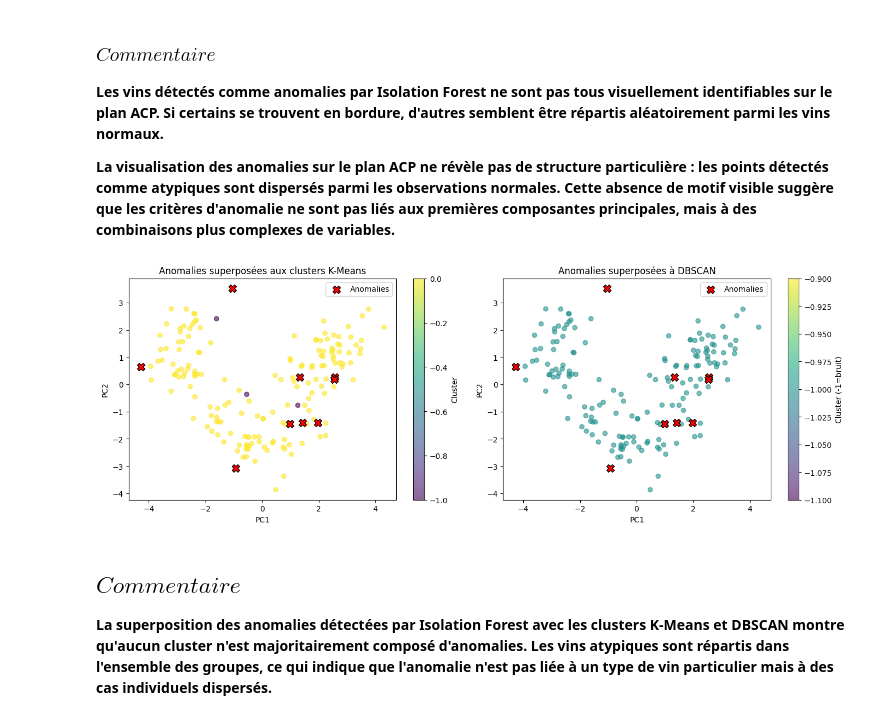
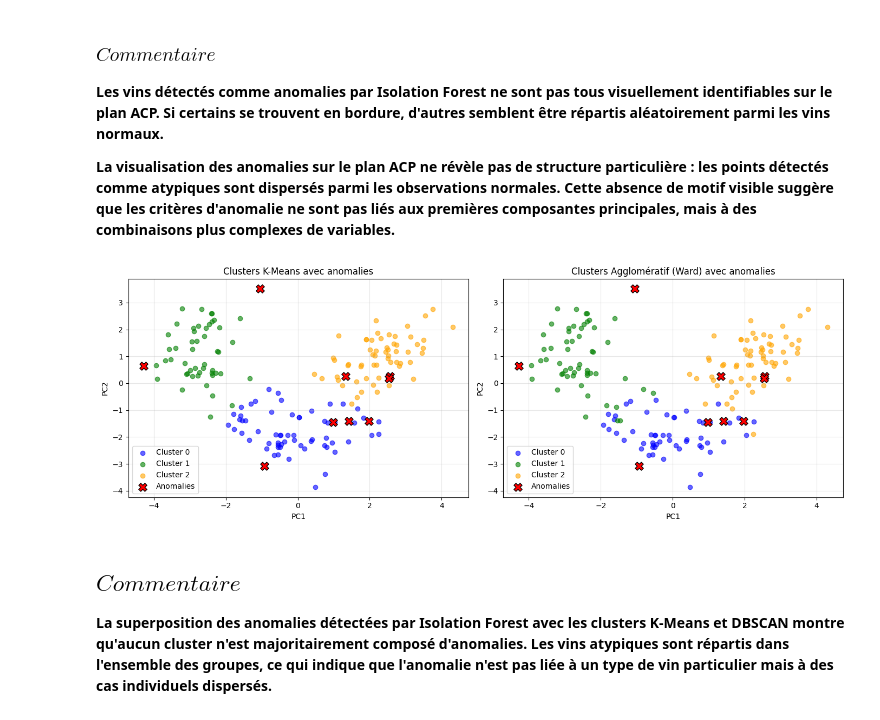
Before and after one commit to PETITLION/FRST_FDS_2025, a Jupyter notebook: TP_Wine_ML_NS_PETIOTE_L.ipynb, the cells around one changed output. Drawn from its saved outputs; the diff is of its cells as text; code cells hidden in the pictures.

```diff
--- a/TP_Wine_ML_NS_PETIOTE_L.ipynb
+++ b/TP_Wine_ML_NS_PETIOTE_L.ipynb
@@ -541,42 +541,74 @@ Points anormaux: 9 (5.1%)
 
 **La visualisation des anomalies sur le plan ACP ne révèle pas de structure particulière : les points détectés comme atypiques sont dispersés parmi les observations normales. Cette absence de motif visible suggère que les critères d'anomalie ne sont pas liés aux premières composantes principales, mais à des combinaisons plus complexes de variables.**
 # %%
-# Comparaison anomalies vs clusters
+# Comparaison anomalies vs clusters (K-Means + Agglomératif)
 fig, axes = plt.subplots(1, 2, figsize=(14, 5))
 
-# Avec K-Means
-scatter1 = axes[0].scatter(X_pca[:, 0], X_pca[:, 1],
-                           c=labels, cmap='viridis', alpha=0.6)
-# Surligner les anomalies
-axes[0].scatter(X_pca[anomalies, 0], X_pca[anomalies, 1],
-                c='red', s=100, marker='X', edgecolors='black',
-                label='Anomalies')
-axes[0].set_xlabel('PC1')
-axes[0].set_ylabel('PC2')
-axes[0].set_title('Anomalies superposées aux clusters K-Means')
+# Couleurs fixes pour clusters
+colors = ['blue', 'green', 'orange']
+
+
+# Graphique 1 : Clusters K-Means
+for i in range(3):
+    axes[0].scatter(
+        X_pca[labels == i, 0],
+        X_pca[labels == i, 1],
+        color=colors[i],
+        label=f'Cluster {i}',
+        alpha=0.6
+    )
+
+# Anomalies par-dessus
+axes[0].scatter(
+    X_pca[anomalies, 0],
+    X_pca[anomalies, 1],
+    c='red',
+    s=120,
+    marker='X',
+    edgecolors='black',
+    label='Anomalies',
+    zorder=10
+)
+
+axes[0].set_xlabel("PC1")
+axes[0].set_ylabel("PC2")
+axes[0].set_title("Clusters K-Means avec anomalies")
 axes[0].legend()
-plt.colorbar(scatter1, ax=axes[0], label='Cluster')
+axes[0].grid(alpha=0.3)
 
-# Avec DBSCAN
-from sklearn.cluster import DBSCAN
-dbscan = DBSCAN(eps=0.8, min_samples=4)
-labels_dbscan = dbscan.fit_predict(X_scaled)
+# Graphique 2 : Clustering Agglomératif
 
-scatter2 = axes[1].scatter(X_pca[:, 0], X_pca[:, 1],
-                           c=labels_dbscan, cmap='viridis', alpha=0.6)
-axes[1].scatter(X_pca[anomalies, 0], X_pca[anomalies, 1],
-                c='red', s=100, marker='X', edgecolors='black',
-                label='Anomalies')
-axes[1].set_xlabel('PC1')
-axes[1].set_ylabel('PC2')
-axes[1].set_title('Anomalies superposées à DBSCAN')
+for i in range(3):
+    axes[1].scatter(
+        X_pca[labels_agg == i, 0],
+        X_pca[labels_agg == i, 1],
+        color=colors[i],
+        label=f'Cluster {i}',
+        alpha=0.6
+    )
+
+# Anomalies par-dessus
+axes[1].scatter(
+    X_pca[anomalies, 0],
+    X_pca[anomalies, 1],
+    c='red',
+    s=120,
+    marker='X',
+    edgecolors='black',
+    label='Anomalies',
+    zorder=10
+)
+
+axes[1].set_xlabel("PC1")
+axes[1].set_ylabel("PC2")
+axes[1].set_title("Clusters Agglomératif (Ward) avec anomalies")
 axes[1].legend()
-plt.colorbar(scatter2, ax=axes[1], label='Cluster (-1=bruit)')
+axes[1].grid(alpha=0.3)
 
 plt.tight_layout()
 plt.show()
 # %% [output]
-[figure, old version]
+[figure, new version]
 # %% [markdown]
 ## $Commentaire$
 
```
